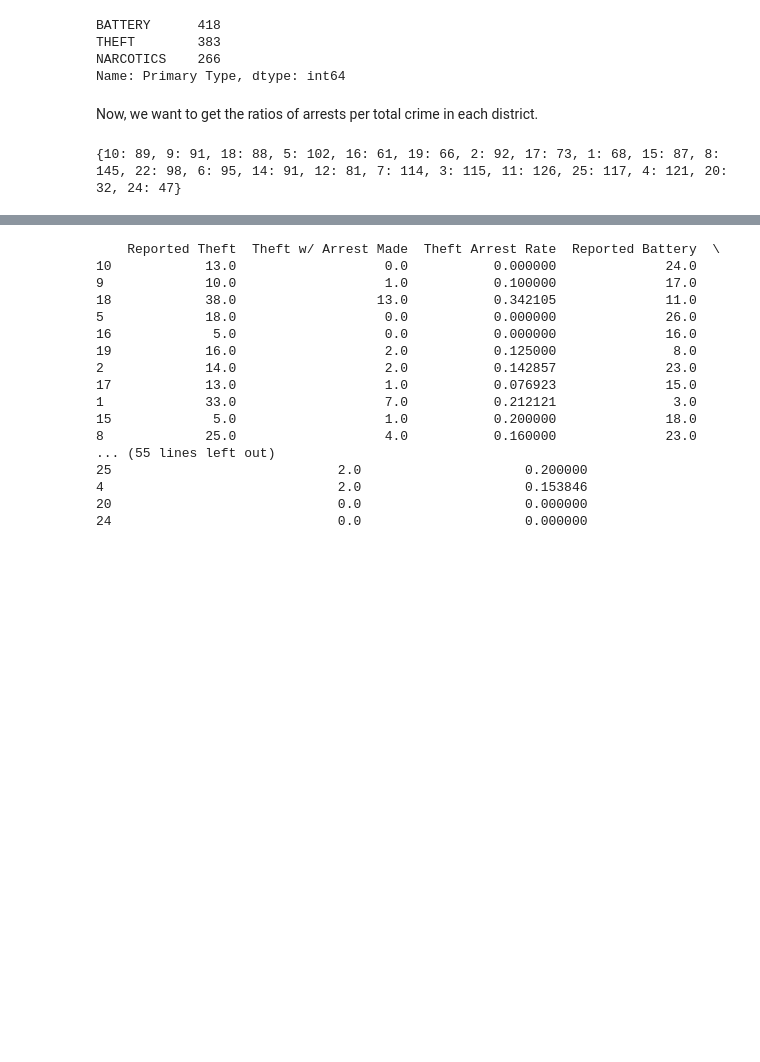
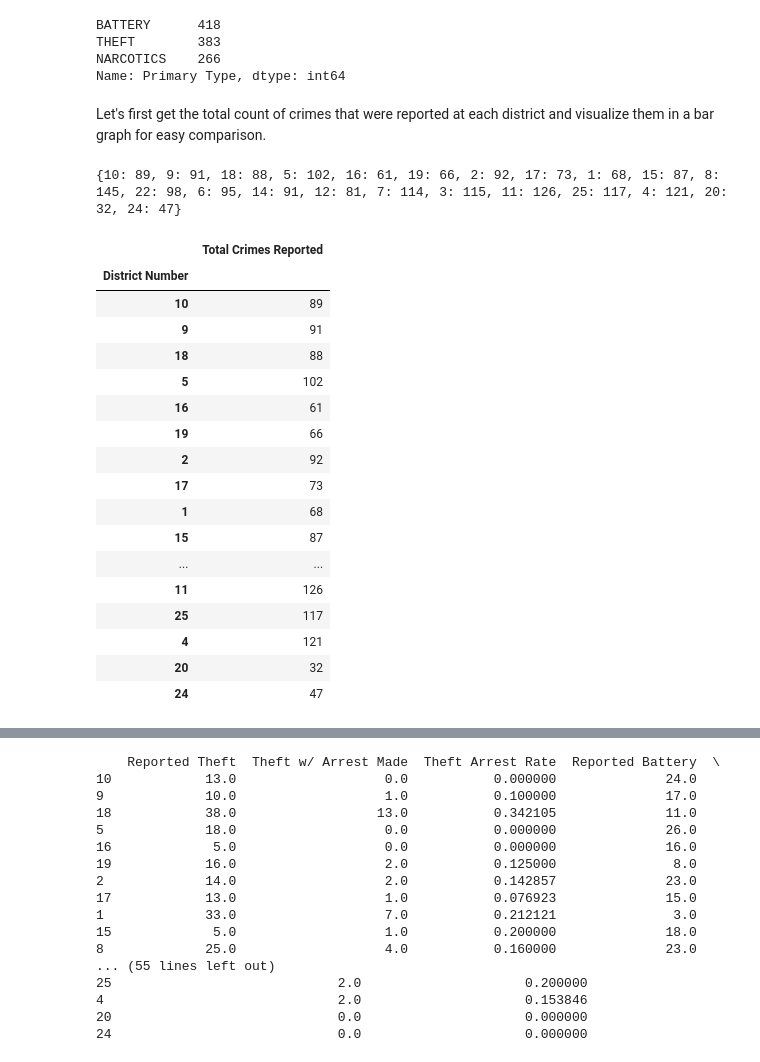
Before and after one commit to JamesMcDougallJr/Projects, a Jupyter notebook: AlvinFinalProject.ipynb, the cells around one changed output, grey strips where cells are left out. Cells and saved outputs as stored; diff of their text form; code cells hidden in the pictures; blank space fills up the shorter version.

```diff
--- a/AlvinFinalProject.ipynb
+++ b/AlvinFinalProject.ipynb
@@ -133,8 +133,8 @@ BATTERY      418
 THEFT        383
 NARCOTICS    266
 Name: Primary Type, dtype: int64
-# %% [markdown]
-Now, we want to get the ratios of arrests per total crime in each district.
+# %% [markdown]
+Let's first get the total count of crimes that were reported at each district and visualize them in a bar graph for easy comparison.
 # %%
 districts = crime['District'].unique()
 district_cache = {}
@@ -143,3 +143,26 @@ for district in districts:
 print(district_cache)
 # %% [output]
 {10: 89, 9: 91, 18: 88, 5: 102, 16: 61, 19: 66, 2: 92, 17: 73, 1: 68, 15: 87, 8: 145, 22: 98, 6: 95, 14: 91, 12: 81, 7: 114, 3: 115, 11: 126, 25: 117, 4: 121, 20: 32, 24: 47}
+# %%
+districtsTotalCrime = pd.DataFrame.from_dict(district_cache, orient='index', columns=['Total Crimes Reported'])
+districtsTotalCrime.index.name = 'District Number'
+districtsTotalCrime
+# %% [output]
+|  | Total Crimes Reported |
+| District Number |  |
+| 10 | 89 |
+| 9 | 91 |
+| 18 | 88 |
+| 5 | 102 |
+| 16 | 61 |
+| 19 | 66 |
+| 2 | 92 |
+| 17 | 73 |
+| 1 | 68 |
+| 15 | 87 |
+| ... | ... |
+| 11 | 126 |
+| 25 | 117 |
+| 4 | 121 |
+| 20 | 32 |
+| 24 | 47 |
```
Also changed, not shown: parts of 6 cells of this notebook.
